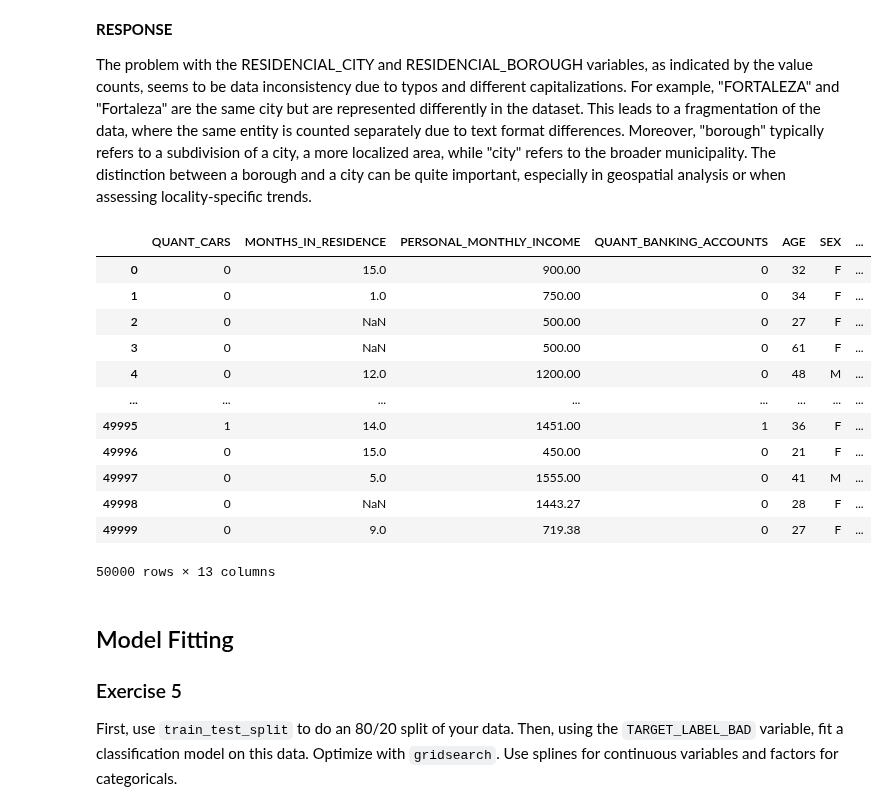
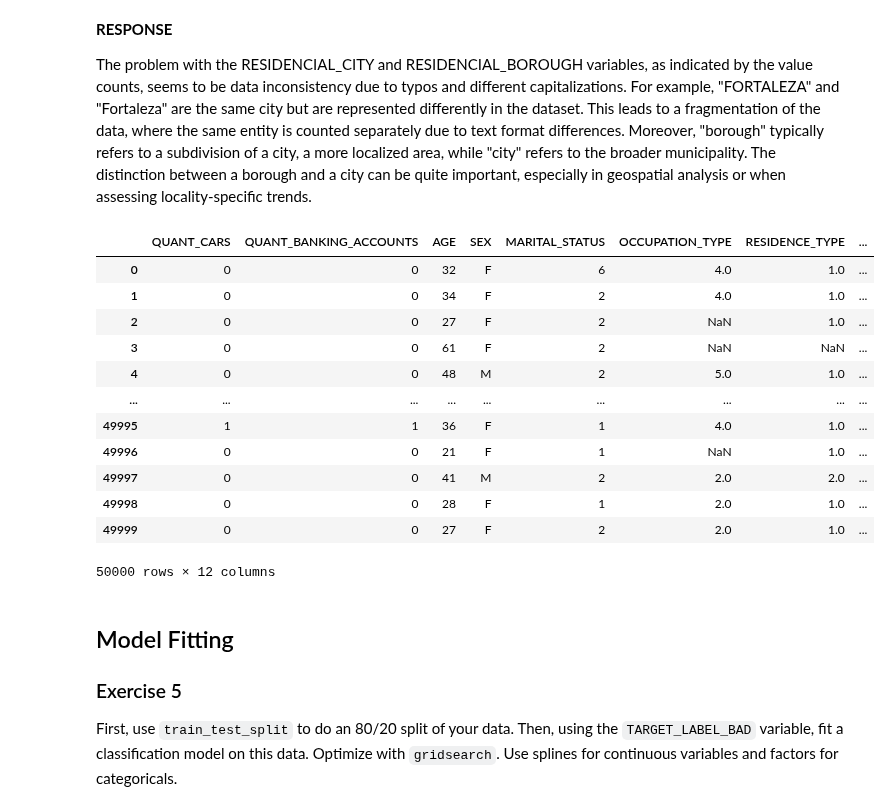
Before and after one commit to nogibjj/ZT-UDS, a Jupyter notebook: exercise_interpretable.ipynb, the cells around one changed output. Cells and saved outputs as stored; diff of their text form; code cells hidden in the pictures.

```diff
--- a/exercise_interpretable.ipynb
+++ b/exercise_interpretable.ipynb
@@ -465,0 +483,11 @@ Name: count, dtype: int64
+# %%
+df_selected['LOG_MONTHS_IN_RESIDENCE'] = np.log(df_selected['MONTHS_IN_RESIDENCE'] + 1)
+
+fig, ax = plt.subplots()
+ax.hist(df_selected['LOG_MONTHS_IN_RESIDENCE'], bins=30, color='skyblue', edgecolor='black')
+ax.set_title('Log of Months in Residence')
+ax.set_xlabel('Log of Months')
+ax.set_ylabel('Frequency')
+
+plt.tight_layout()
+plt.show()
@@ -496,22 +526,22 @@ The problem with the RESIDENCIAL_CITY and RESIDENCIAL_BOROUGH variables, as indi
 # %%
 # Dropping three string RESIDENCIAL_ variables
 
-df_dropped = df_selected.drop(['RESIDENCIAL_STATE', 'RESIDENCIAL_CITY', 'RESIDENCIAL_BOROUGH', 'QUANT_DEPENDANTS'], axis=1)
+df_dropped = df_selected.drop(['RESIDENCIAL_STATE', 'RESIDENCIAL_CITY', 'RESIDENCIAL_BOROUGH', 'QUANT_DEPENDANTS', 'PERSONAL_MONTHLY_INCOME', 'MONTHS_IN_RESIDENCE'], axis=1)
 df_dropped
 # %% [output]
-|  | QUANT_CARS | MONTHS_IN_RESIDENCE | PERSONAL_MONTHLY_INCOME | QUANT_BANKING_ACCOUNTS | AGE | SEX | ... |
-| 0 | 0 | 15.0 | 900.00 | 0 | 32 | F | ... |
-| 1 | 0 | 1.0 | 750.00 | 0 | 34 | F | ... |
-| 2 | 0 | NaN | 500.00 | 0 | 27 | F | ... |
-| 3 | 0 | NaN | 500.00 | 0 | 61 | F | ... |
-| 4 | 0 | 12.0 | 1200.00 | 0 | 48 | M | ... |
-| ... | ... | ... | ... | ... | ... | ... | ... |
-| 49995 | 1 | 14.0 | 1451.00 | 1 | 36 | F | ... |
-| 49996 | 0 | 15.0 | 450.00 | 0 | 21 | F | ... |
-| 49997 | 0 | 5.0 | 1555.00 | 0 | 41 | M | ... |
-| 49998 | 0 | NaN | 1443.27 | 0 | 28 | F | ... |
-| 49999 | 0 | 9.0 | 719.38 | 0 | 27 | F | ... |
+|  | QUANT_CARS | QUANT_BANKING_ACCOUNTS | AGE | SEX | MARITAL_STATUS | OCCUPATION_TYPE | RESIDENCE_TYPE | ... |
+| 0 | 0 | 0 | 32 | F | 6 | 4.0 | 1.0 | ... |
+| 1 | 0 | 0 | 34 | F | 2 | 4.0 | 1.0 | ... |
+| 2 | 0 | 0 | 27 | F | 2 | NaN | 1.0 | ... |
+| 3 | 0 | 0 | 61 | F | 2 | NaN | NaN | ... |
+| 4 | 0 | 0 | 48 | M | 2 | 5.0 | 1.0 | ... |
+| ... | ... | ... | ... | ... | ... | ... | ... | ... |
+| 49995 | 1 | 1 | 36 | F | 1 | 4.0 | 1.0 | ... |
+| 49996 | 0 | 0 | 21 | F | 1 | NaN | 1.0 | ... |
+| 49997 | 0 | 0 | 41 | M | 2 | 2.0 | 2.0 | ... |
+| 49998 | 0 | 0 | 28 | F | 1 | 2.0 | 1.0 | ... |
+| 49999 | 0 | 0 | 27 | F | 2 | 2.0 | 1.0 | ... |
-50000 rows × 13 columns
+50000 rows × 12 columns
 # %% [markdown]
 ## Model Fitting
 
```
Also changed, not shown: parts of 13 cells of this notebook.
